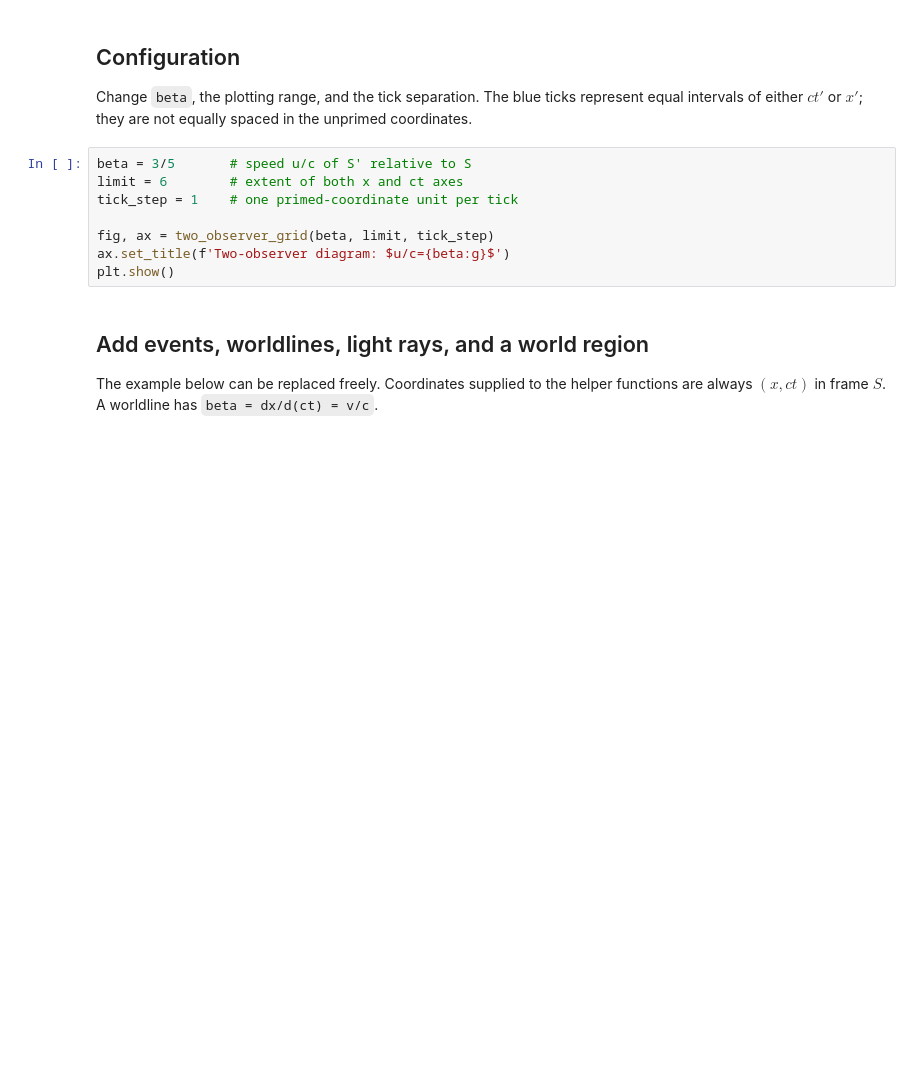
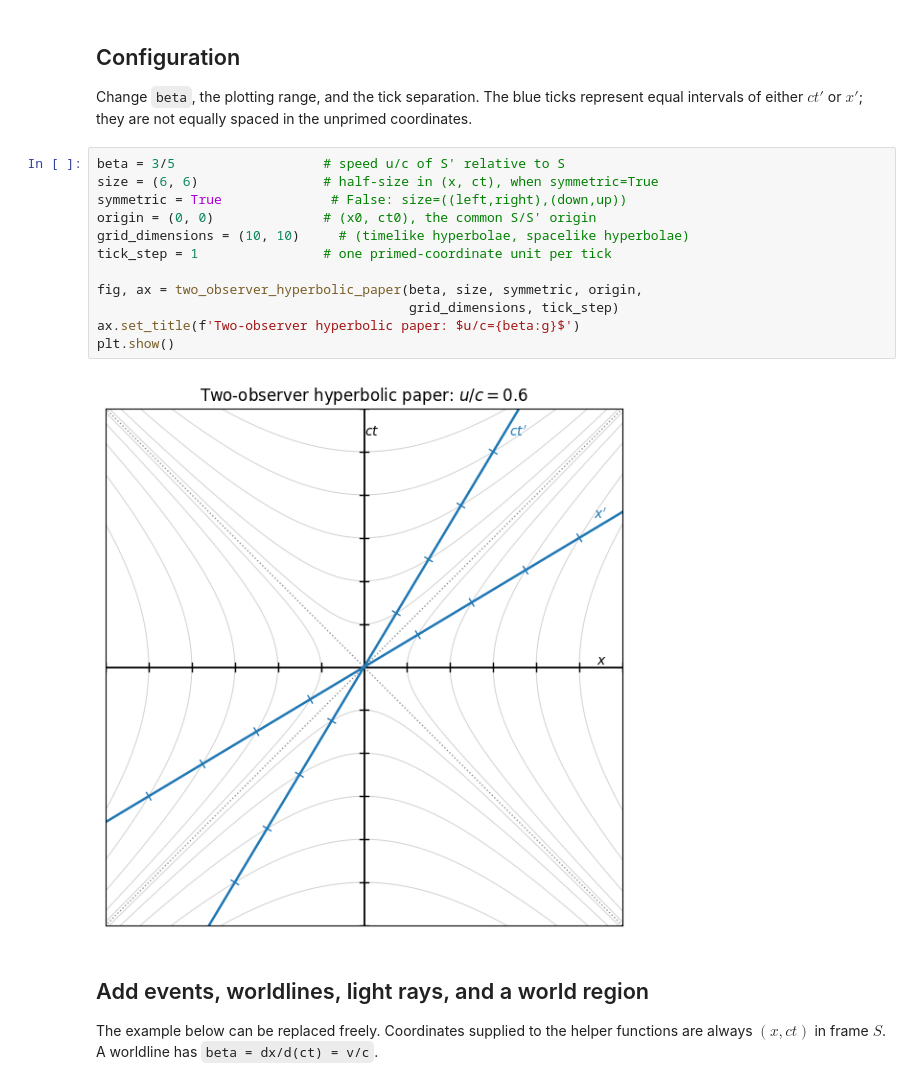
Before and after one commit to daanmeerburg/WBPH001-10-Lectures, a Jupyter notebook: Diagram_Tool/Two_Observer_Diagram_Tool.ipynb, the cells around one changed output. Saved outputs shown, nothing was run; the diff lists cells and outputs as text; blank space fills up the shorter version.

```diff
--- a/Diagram_Tool/Two_Observer_Diagram_Tool.ipynb
+++ b/Diagram_Tool/Two_Observer_Diagram_Tool.ipynb
@@ -94,13 +164,19 @@ def add_train_region(ax, rear_x0, length, beta, ct0=0, ct1=5, label=None, color=
 ## Configuration
 Change `beta`, the plotting range, and the tick separation. The blue ticks represent equal intervals of either $ct'$ or $x'$; they are not equally spaced in the unprimed coordinates.
 # %%
-beta = 3/5       # speed u/c of S' relative to S
-limit = 6        # extent of both x and ct axes
-tick_step = 1    # one primed-coordinate unit per tick
+beta = 3/5                   # speed u/c of S' relative to S
+size = (6, 6)                # half-size in (x, ct), when symmetric=True
+symmetric = True              # False: size=((left,right),(down,up))
+origin = (0, 0)              # (x0, ct0), the common S/S' origin
+grid_dimensions = (10, 10)     # (timelike hyperbolae, spacelike hyperbolae)
+tick_step = 1                # one primed-coordinate unit per tick
 
-fig, ax = two_observer_grid(beta, limit, tick_step)
-ax.set_title(f'Two-observer diagram: $u/c={beta:g}$')
+fig, ax = two_observer_hyperbolic_paper(beta, size, symmetric, origin,
+                                        grid_dimensions, tick_step)
+ax.set_title(f'Two-observer hyperbolic paper: $u/c={beta:g}$')
 plt.show()
+# %% [output]
+[figure, added]
 # %% [markdown]
 ## Add events, worldlines, light rays, and a world region
 The example below can be replaced freely. Coordinates supplied to the helper functions are always $(x,ct)$ in frame $S$. A worldline has `beta = dx/d(ct) = v/c`.
```
Also changed, not shown: parts of 5 cells of this notebook, 17 other files.
